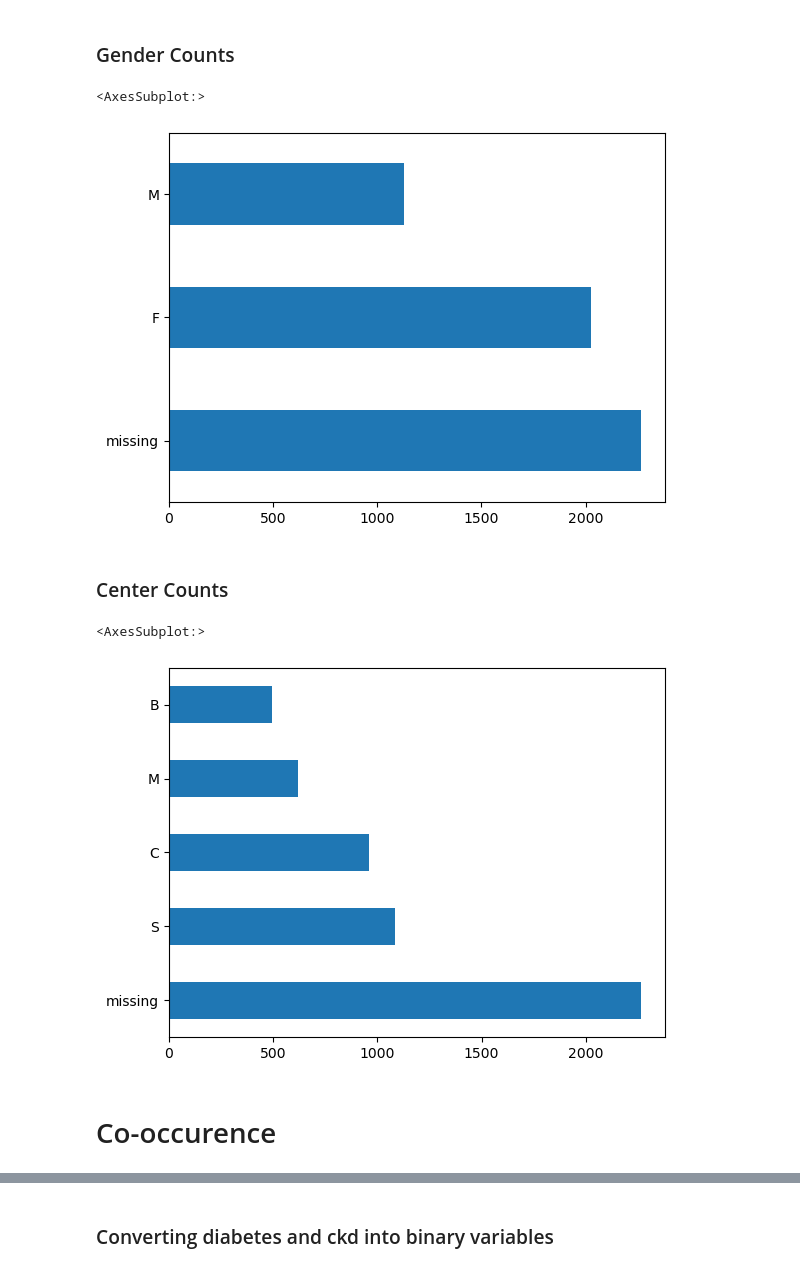
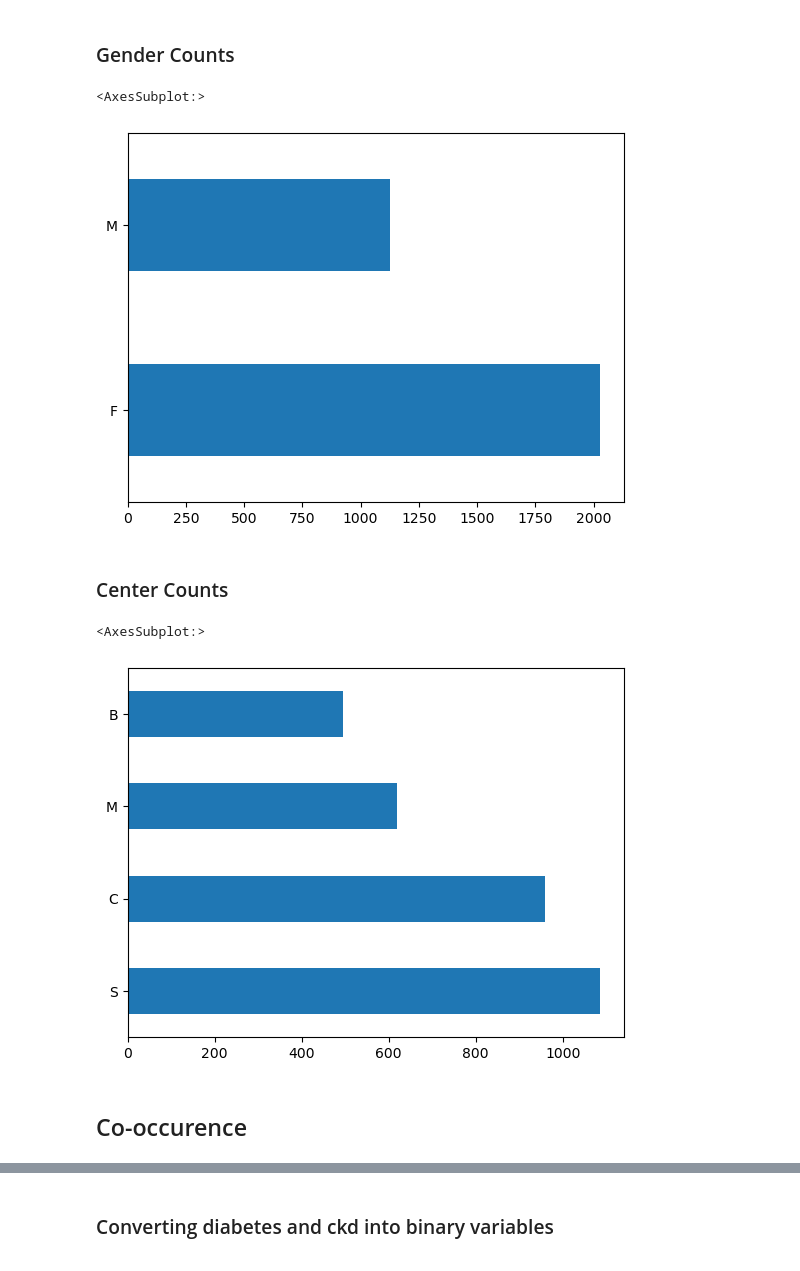
Before and after one commit to Amandoj/DSC180-Q2-Project, a Jupyter notebook: EDA.ipynb, the cells around one changed output, grey strips where cells are left out. Drawn from its saved outputs; the diff is of its cells as text; code cells hidden in the pictures.

```diff
--- a/EDA.ipynb
+++ b/EDA.ipynb
@@ -23 +23,4 @@ metadata = pd.read_csv(file_paths["metadata_path"], sep='\t', index_col=0)
+# %%
+table = make_dataset.read_feature_table(file_paths["feature_table_path"])
+metadata = make_dataset.read_metadata(file_paths["metadata_path"])
 # %%
@@ -60,3 +57,7 @@ disease_cols = ['abdominal_obesity_ncep_v2', 'ckd_v2','diabetes2_v2','hypertensi
+# %%
+# Subset of data
+disease_cols = ['abdominal_obesity_ncep_v2', 'ckd_v2', 'diabetes2_v2','hypertension2_v2','precvd_v2','elevated_bp_selfmeds_v2','dyslipidemia_v2']
+features = disease_cols + ['gender_v2','agegroup_c6_v2','bmigrp_c6_v2','center','us_born_v2','income_c5_v2']
 # %%
 metadata['ckd_v2'].value_counts()
 # %% [output]
@@ -141,16 +141,16 @@ create_bar_col_binary(sub_metadata, 'ckd_v2')
 # %% [markdown]
 ### Gender Counts
 # %%
-sub_metadata['gender_v2'].fillna('missing').value_counts().plot(kind='barh')
+sub_metadata['gender_v2'].dropna().value_counts().plot(kind='barh')
 # %% [output]
 <AxesSubplot:>
-[figure, old version]
+[figure, new version]
 # %% [markdown]
 ### Center Counts
 # %%
-sub_metadata['center'].fillna('missing').value_counts().plot(kind='barh')
+sub_metadata['center'].dropna().value_counts().plot(kind='barh')
 # %% [output]
 <AxesSubplot:>
-[figure, old version]
+[figure, new version]
 # %% [markdown]
-# Co-occurence
+## Co-occurence
```
Also changed, not shown: parts of 57 cells of this notebook, 3 other files.
